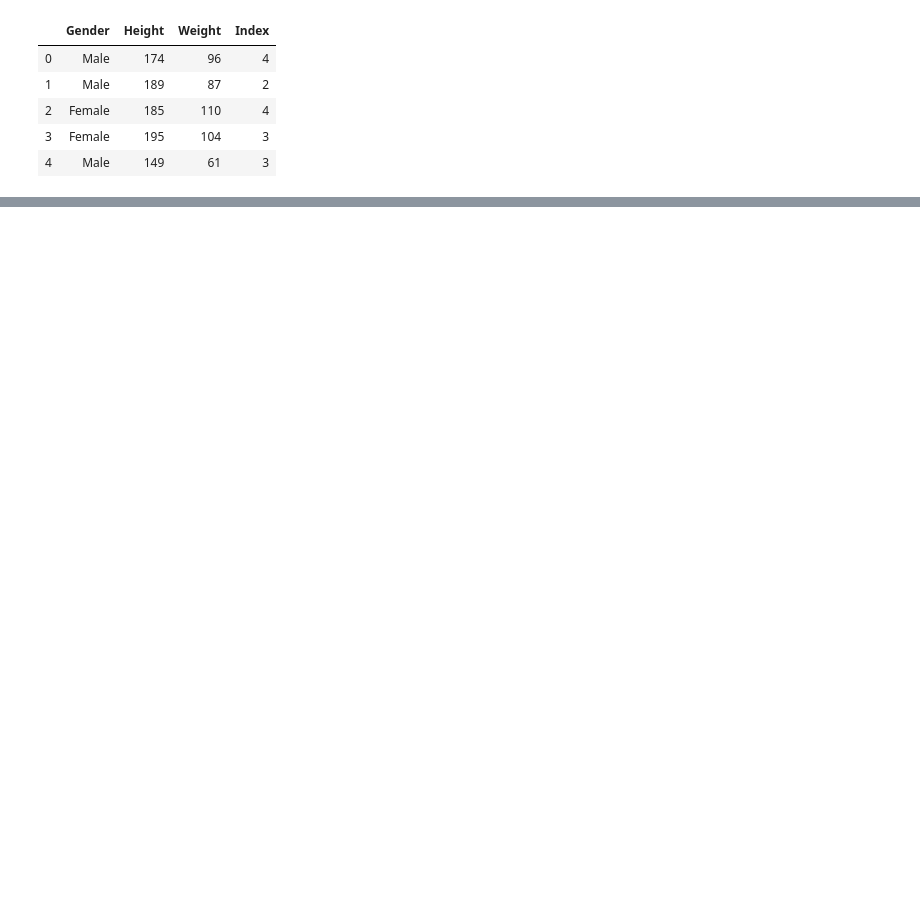
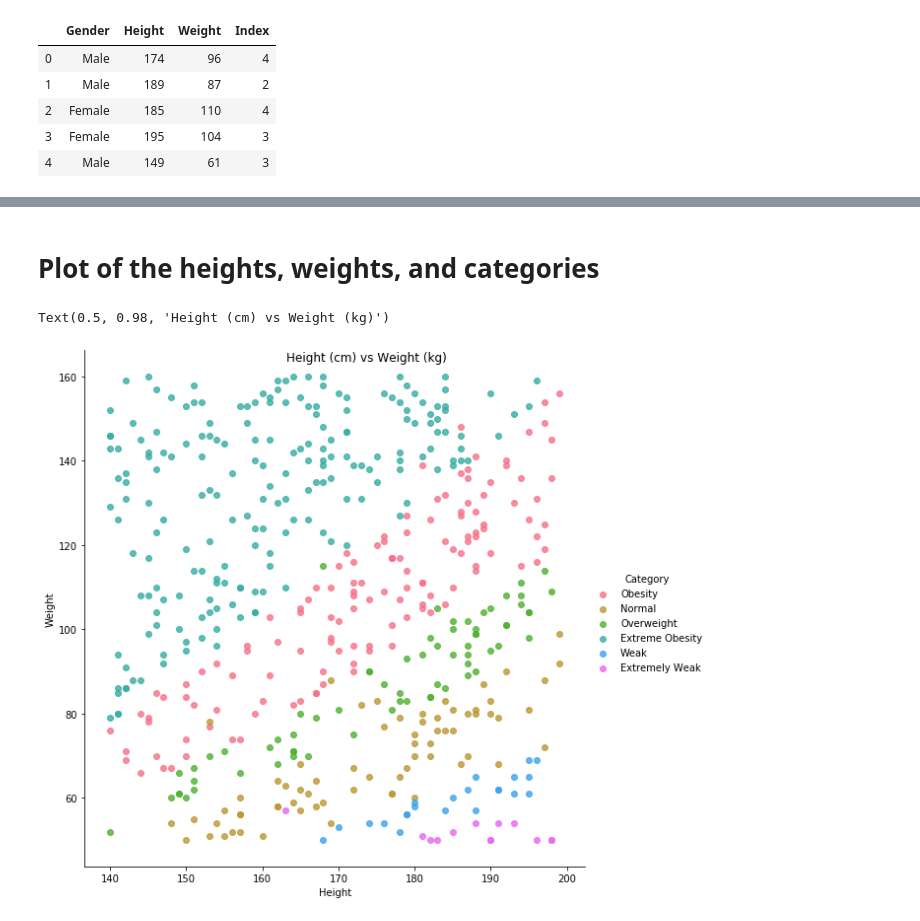
Before and after one commit to alannanoguchi/DS-2.1-Machine-Learning, a Jupyter notebook: Assignments/Final.ipynb, the cells around one changed output, grey strips where cells are left out. Drawn from its saved outputs; the diff is of its cells as text; code cells hidden in the pictures; blank space fills up the shorter version.

```diff
--- a/Assignments/Final.ipynb
+++ b/Assignments/Final.ipynb
@@ -52,0 +121,20 @@ df.head()
+# %% [markdown]
+# Plot of the heights, weights, and categories
+# %%
+# Show plot of the different categories
+
+import seaborn as sns
+import matplotlib as plt
+
+
+sns.lmplot( x='Height', y='Weight', data=df,
+           fit_reg=False,
+           hue='Category',
+           legend=True,
+           palette='husl',
+           size = 8,
+           aspect = 1,
+          ).fig.suptitle("Height (cm) vs Weight (kg)")
+# %% [output]
+Text(0.5, 0.98, 'Height (cm) vs Weight (kg)')
+[figure, added]
```
Also changed, not shown: parts of 33 cells of this notebook.
